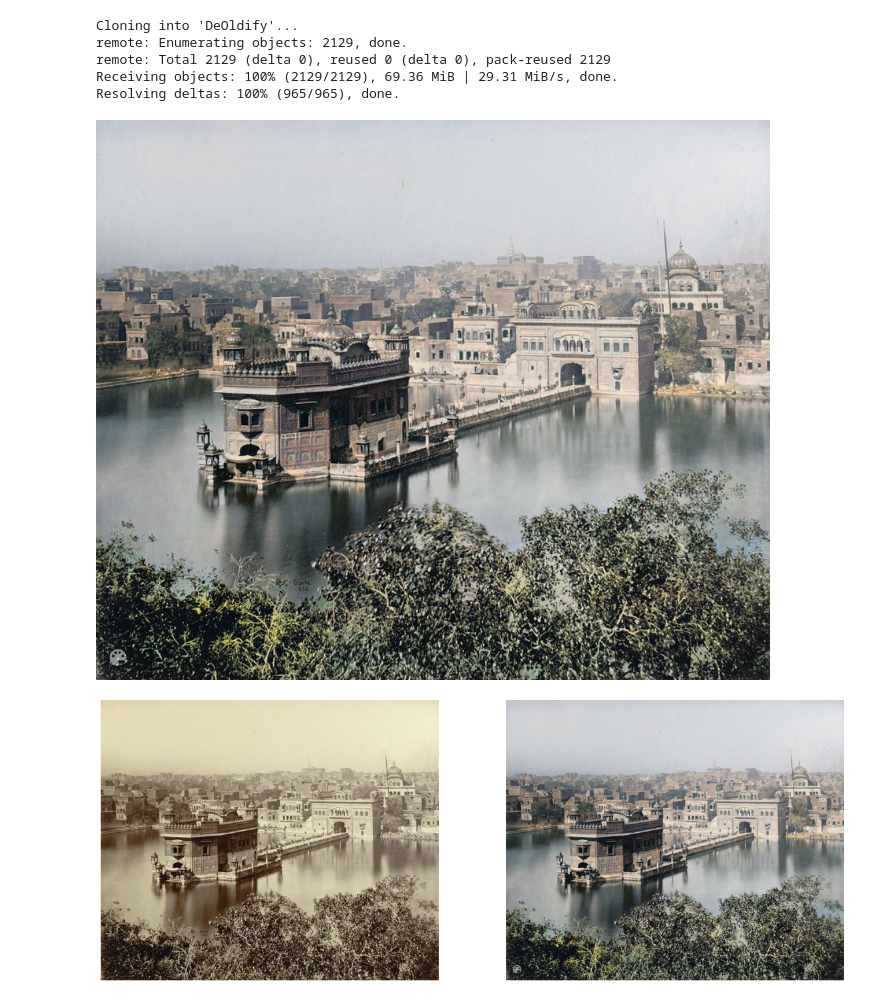
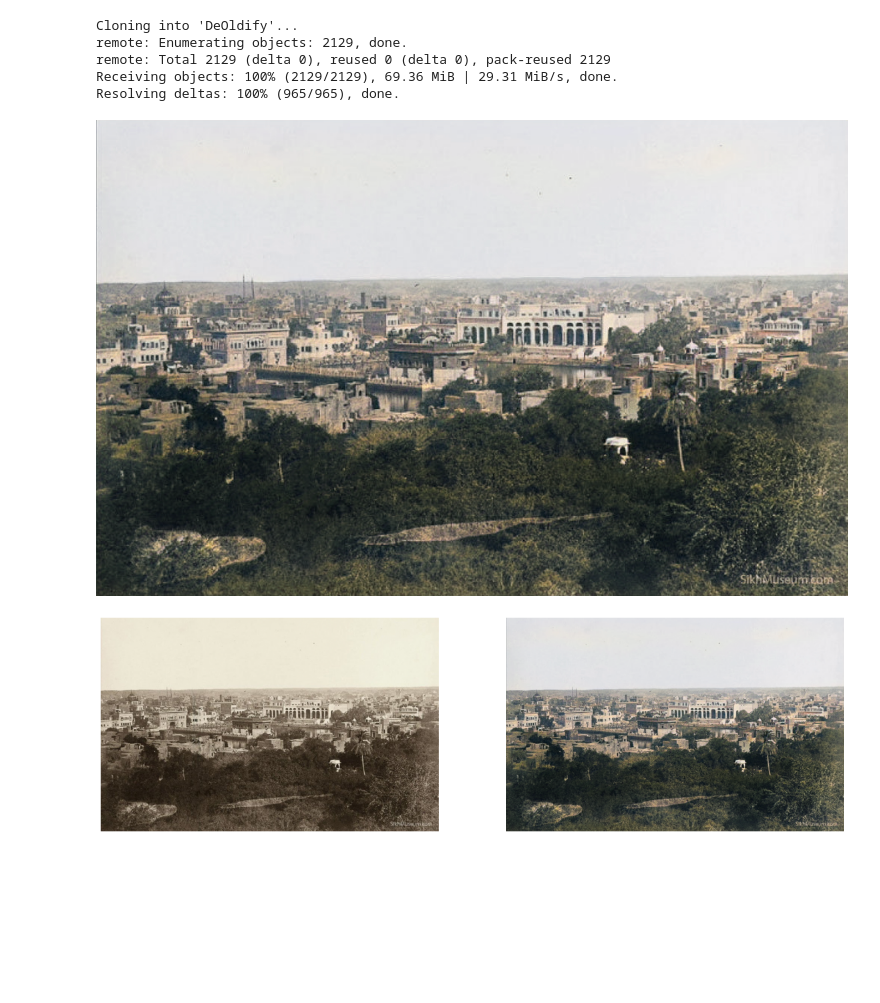
Before and after one commit to balkaransingh9/Random-ML, a Jupyter notebook: GAN_Colourize.ipynb, the cells around one changed output. Saved outputs shown, nothing was run; the diff lists cells and outputs as text; code cells hidden in the pictures; blank space fills up the shorter version.

```diff
--- a/GAN_Colourize.ipynb
+++ b/GAN_Colourize.ipynb
@@ -19,16 +21,10 @@ from deoldify.visualize import*
 !wget https://www.dropbox.com/s/zkehq1uwahhbc2o/ColorizeArtistic_gen.pth?dl=0 -O ./models/ColorizeArtistic_gen.pth
 !wget https://media.githubusercontent.com/media/jantic/DeOldify/master/resource_images/watermark.png -O ./resource_images/watermark.png
 colorizer = get_image_colorizer(artistic=True)
-# %%
-source_url = 'https://www.sikhiwiki.org/images/8/8c/Darbar_Sahib_in_1870%2C_from_old_Ramgarhia_Bunga.jpg' #@param {type:"string"}
-render_factor = 35  #@param {type: "slider", min: 7, max: 40}
-watermarked = True #@param {type:"boolean"}
-
-if source_url is not None and source_url !='':
-    image_path = colorizer.plot_transformed_image_from_url(url=source_url, render_factor=render_factor, compare=True, watermarked=watermarked)
-    show_image_in_notebook(image_path)
-else:
-    print('Provide an image url and try again.')
-# %% [output]
-[figure, removed]
-[figure, removed]
+# %%
+source_url = 'https://www.sikhiwiki.org/images/b/bd/Darbar_Sahib_in_1858%2C_from_Baba_Atal_Rai.jpg'
+image_path = colorizer.plot_transformed_image_from_url(url=source_url, render_factor=40, compare=True, watermarked=False)
+show_image_in_notebook(image_path)
+# %% [output]
+[figure, added]
+[figure, added]
```
Also changed, not shown: parts of 1 cell of this notebook.
